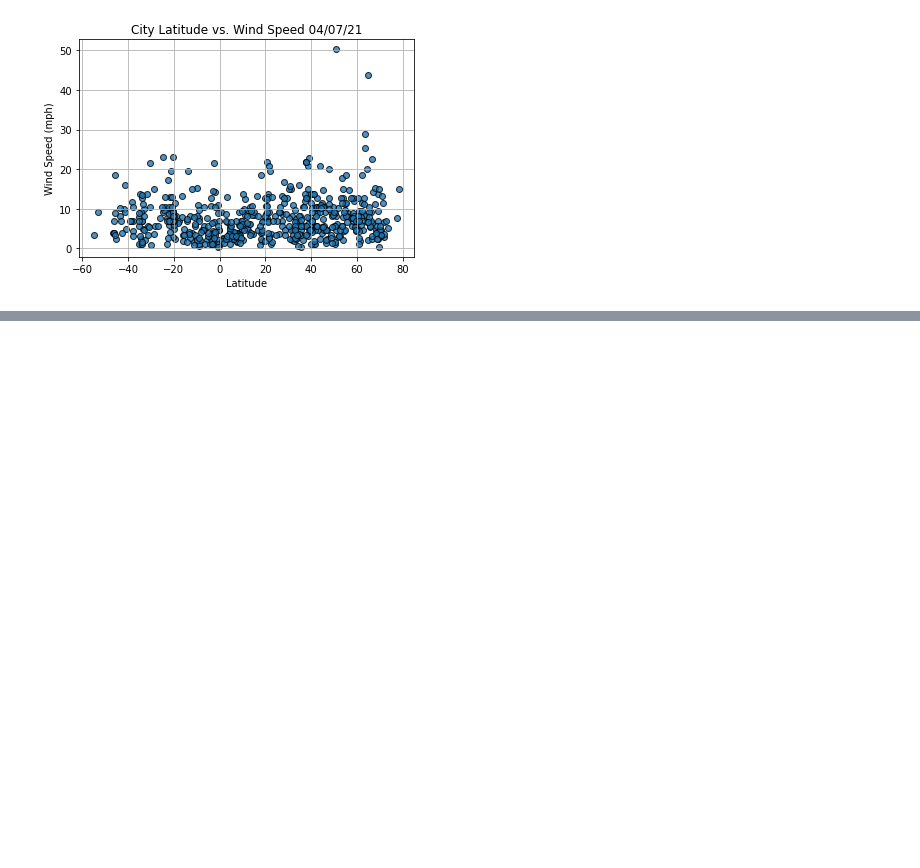
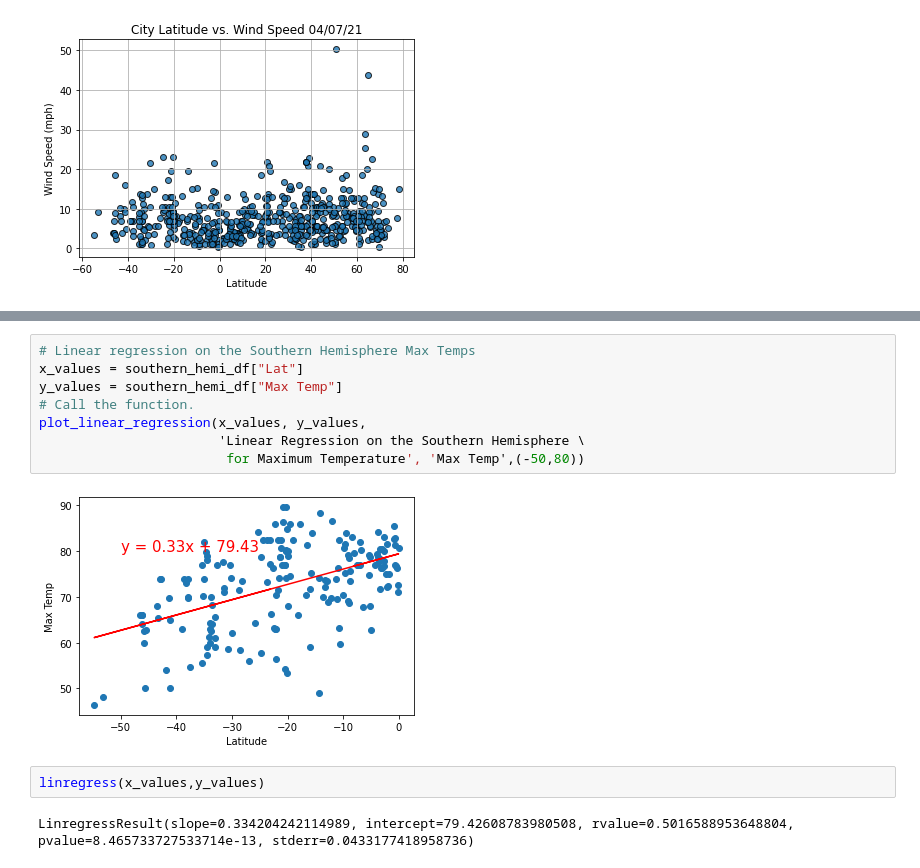
Before and after one commit to rkaysen63/World_Weather_Analysis, a Jupyter notebook: WeatherPy.ipynb, the cells around one changed output, grey strips where cells are left out. Cells and saved outputs as stored; diff of their text form; blank space fills up the shorter version.

```diff
--- a/WeatherPy.ipynb
+++ b/WeatherPy.ipynb
@@ -261,0 +316,14 @@ plt.show()
+# %%
+# Linear regression on the Southern Hemisphere Max Temps
+x_values = southern_hemi_df["Lat"]
+y_values = southern_hemi_df["Max Temp"]
+# Call the function.
+plot_linear_regression(x_values, y_values,
+                       'Linear Regression on the Southern Hemisphere \
+                        for Maximum Temperature', 'Max Temp',(-50,80))
+# %% [output]
+[figure, added]
+# %%
+linregress(x_values,y_values)
+# %% [output]
+LinregressResult(slope=0.334204242114989, intercept=79.42608783980508, rvalue=0.5016588953648804, pvalue=8.465733727533714e-13, stderr=0.0433177418958736)
```
Also changed, not shown: parts of 18 cells of this notebook.
